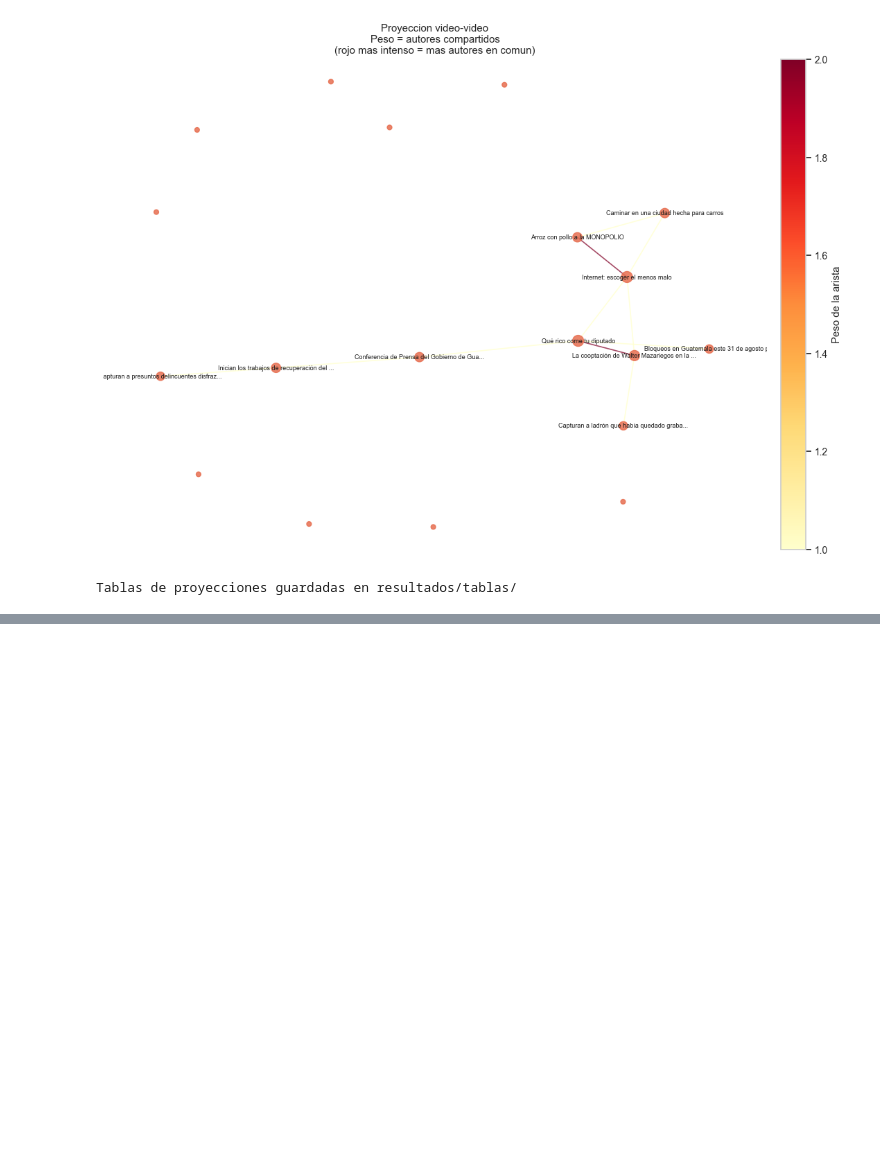
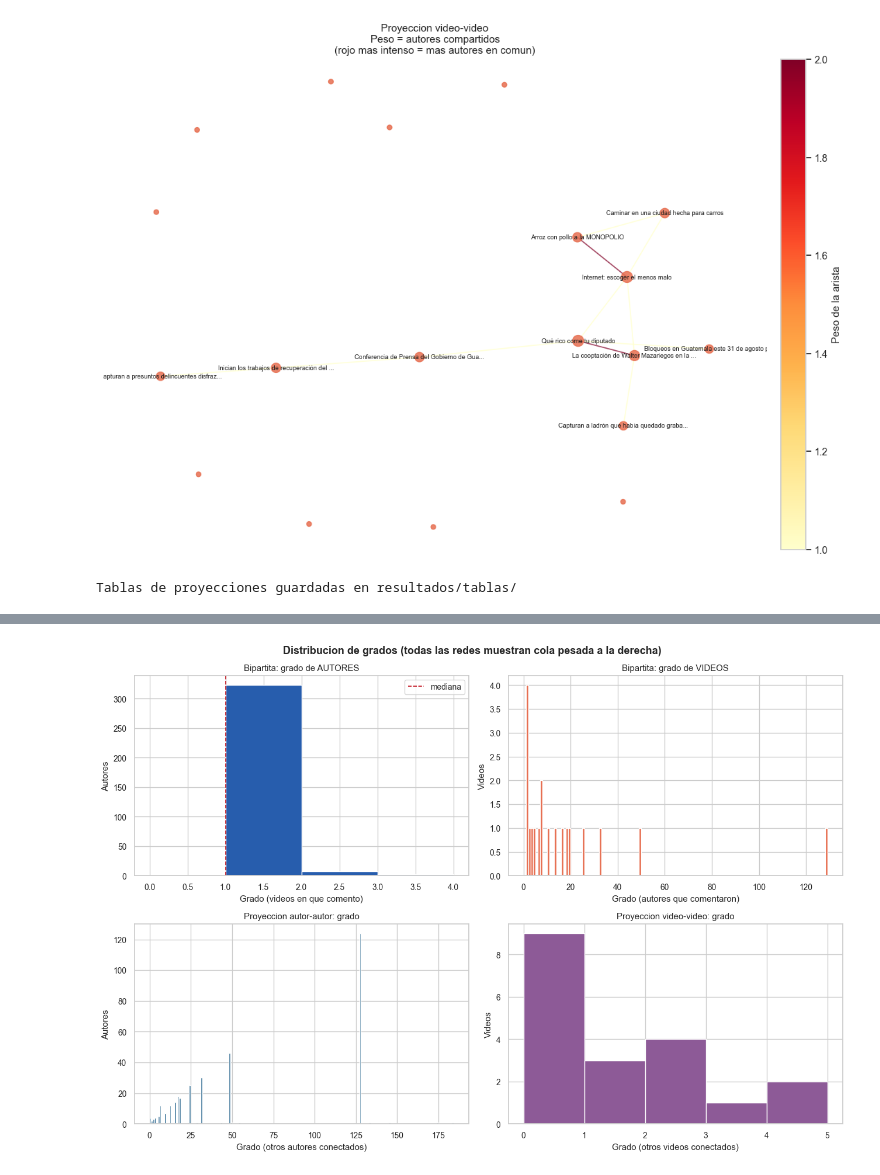
Before and after one commit to lirofiro-dev/LAB6, a Jupyter notebook: Laboratorio_6_YouTube/Laboratorio_6.ipynb, the cells around one changed output, grey strips where cells are left out. Saved outputs shown, nothing was run; the diff lists cells and outputs as text; code cells hidden in the pictures; blank space fills up the shorter version.

```diff
--- a/Laboratorio_6_YouTube/Laboratorio_6.ipynb
+++ b/Laboratorio_6_YouTube/Laboratorio_6.ipynb
@@ -1710,0 +1754,35 @@ Tablas de proyecciones guardadas en resultados/tablas/
+# %%
+# Distribucion de grados (histogramas por red y por tipo de nodo)
+grados_bip_autores = [G.degree(n) for n in autores_lista]
+grados_bip_videos = [G.degree(n) for n in videos_lista]
+grados_aa = [d for _, d in proj_autor_autor.degree()]
+grados_vv = [d for _, d in proj_video_video.degree()]
+
+fig, axes = plt.subplots(2, 2, figsize=(13, 9))
+axes[0, 0].hist(grados_bip_autores, bins=range(0, max(grados_bip_autores) + 2), edgecolor="white", color="#275DAD")
+axes[0, 0].set_title("Bipartita: grado de AUTORES")
+axes[0, 0].set_xlabel("Grado (videos en que comento)")
+axes[0, 0].set_ylabel("Autores")
+l0 = axes[0, 0].axvline(np.median(grados_bip_autores), color="#C1121F", ls="--", lw=1.2, label="mediana")
+axes[0, 0].legend()
+
+axes[0, 1].hist(grados_bip_videos, bins=range(0, max(grados_bip_videos) + 2), edgecolor="white", color="#E76F51")
+axes[0, 1].set_title("Bipartita: grado de VIDEOS")
+axes[0, 1].set_xlabel("Grado (autores que comentaron)")
+axes[0, 1].set_ylabel("Videos")
+
+axes[1, 0].hist(grados_aa, bins=range(0, max(grados_aa) + 2), edgecolor="white", color="#457B9D")
+axes[1, 0].set_title("Proyeccion autor-autor: grado")
+axes[1, 0].set_xlabel("Grado (otros autores conectados)")
+axes[1, 0].set_ylabel("Autores")
+
+axes[1, 1].hist(grados_vv, bins=range(0, max(grados_vv) + 2), edgecolor="white", color="#8D5A97")
+axes[1, 1].set_title("Proyeccion video-video: grado")
+axes[1, 1].set_xlabel("Grado (otros videos conectados)")
+axes[1, 1].set_ylabel("Videos")
+
+plt.suptitle("Distribucion de grados (todas las redes muestran cola pesada a la derecha)", fontweight="bold")
+plt.tight_layout()
+plt.show()
+# %% [output]
+[figure, added]
```
Also changed, not shown: parts of 17 cells of this notebook, 4 other files.
